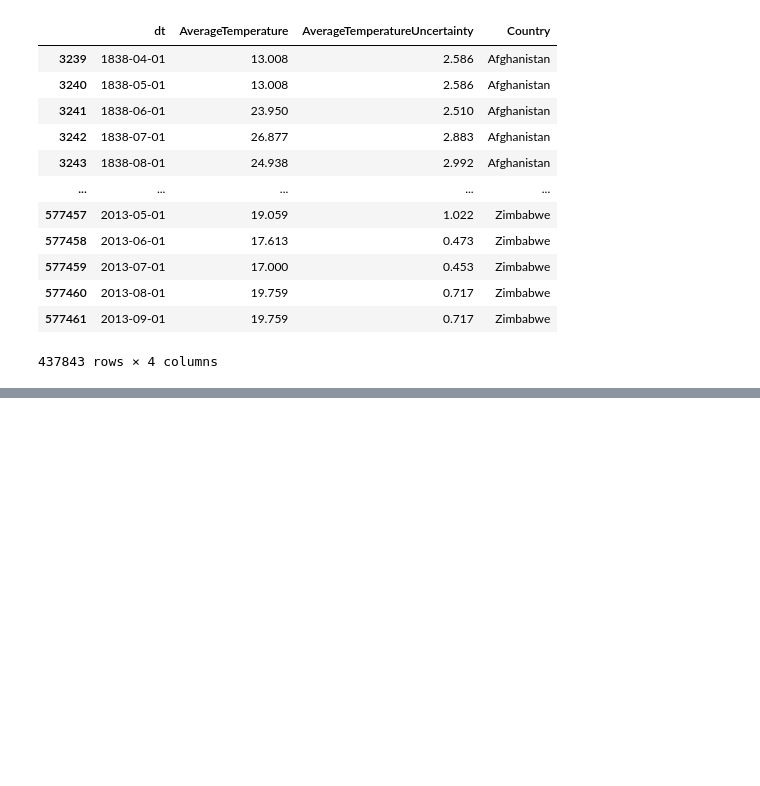
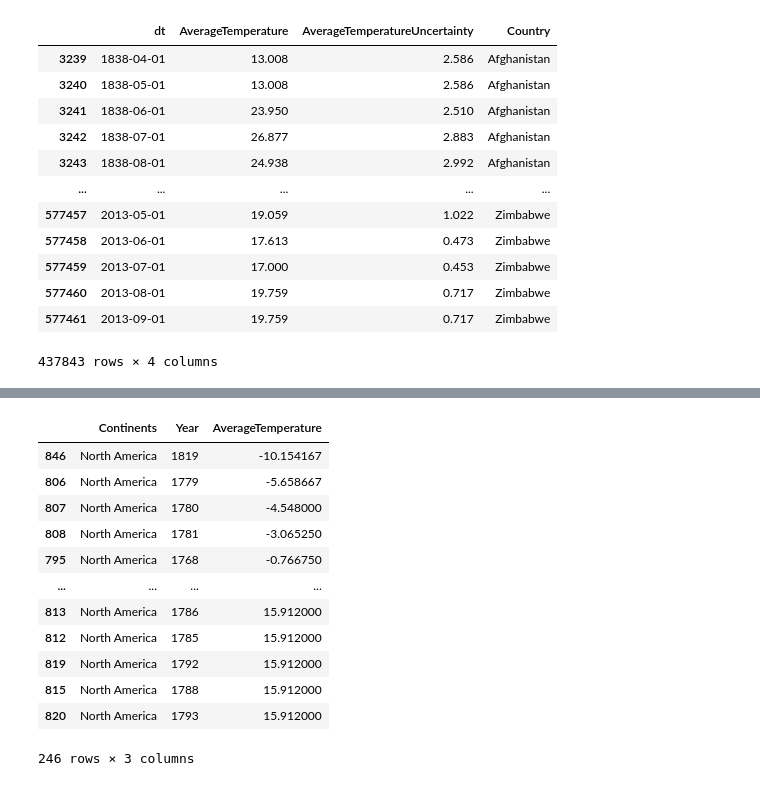
Before and after one commit to MalikTheHacker/climate_change, a Jupyter notebook: notebooka779c08a8f.ipynb, the cells around one changed output, grey strips where cells are left out. Drawn from its saved outputs; the diff is of its cells as text; code cells hidden in the pictures; blank space fills up the shorter version.

```diff
--- a/notebooka779c08a8f.ipynb
+++ b/notebooka779c08a8f.ipynb
@@ -201,0 +218,16 @@ continents_df_YEAR.reset_index()
+# %%
+continents_df_YEAR[continents_df_YEAR["Continents"] == "North America"].sort_values("AverageTemperature")
+# %% [output]
+|  | Continents | Year | AverageTemperature |
+| 846 | North America | 1819 | -10.154167 |
+| 806 | North America | 1779 | -5.658667 |
+| 807 | North America | 1780 | -4.548000 |
+| 808 | North America | 1781 | -3.065250 |
+| 795 | North America | 1768 | -0.766750 |
+| ... | ... | ... | ... |
+| 813 | North America | 1786 | 15.912000 |
+| 812 | North America | 1785 | 15.912000 |
+| 819 | North America | 1792 | 15.912000 |
+| 815 | North America | 1788 | 15.912000 |
+| 820 | North America | 1793 | 15.912000 |
+246 rows × 3 columns
```
Also changed, not shown: parts of 9 cells of this notebook.
